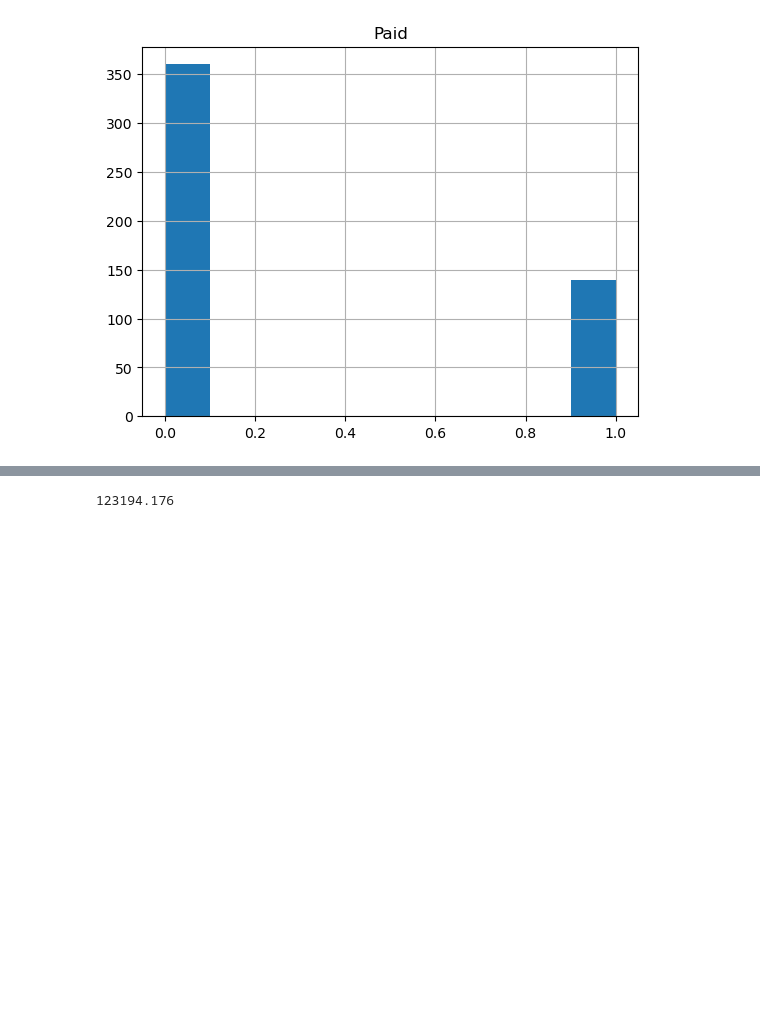
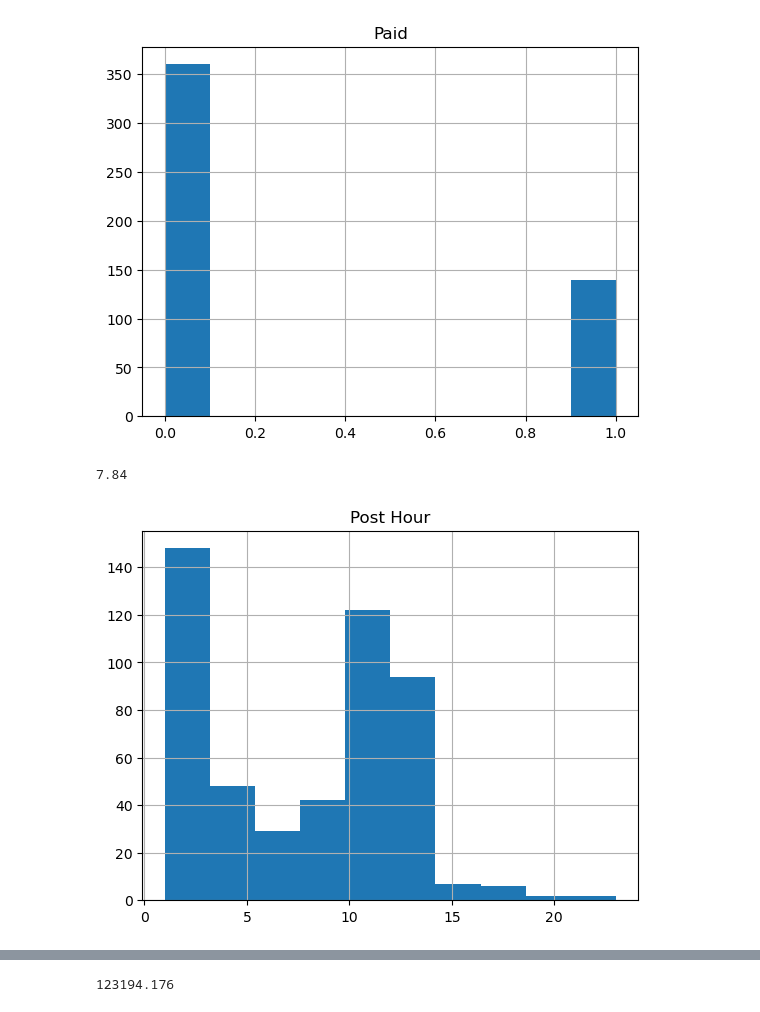
Before and after one commit to adesoyee/Facebook_Metrics, a Jupyter notebook: Facebook EDA.ipynb, the cells around one changed output, grey strips where cells are left out. Drawn from its saved outputs; the diff is of its cells as text; code cells hidden in the pictures; blank space fills up the shorter version.

```diff
--- a/Facebook EDA.ipynb
+++ b/Facebook EDA.ipynb
@@ -95,3 +95,9 @@ df["Paid"].mean()
 # %% [output]
 0.2785571142284569
 [figure]
+# %%
+df.hist(column=["Post Hour"])
+df["Post Hour"].mean()
+# %% [output]
+7.84
+[figure, added]
```
Also changed, not shown: parts of 22 cells of this notebook, 1 other file.
